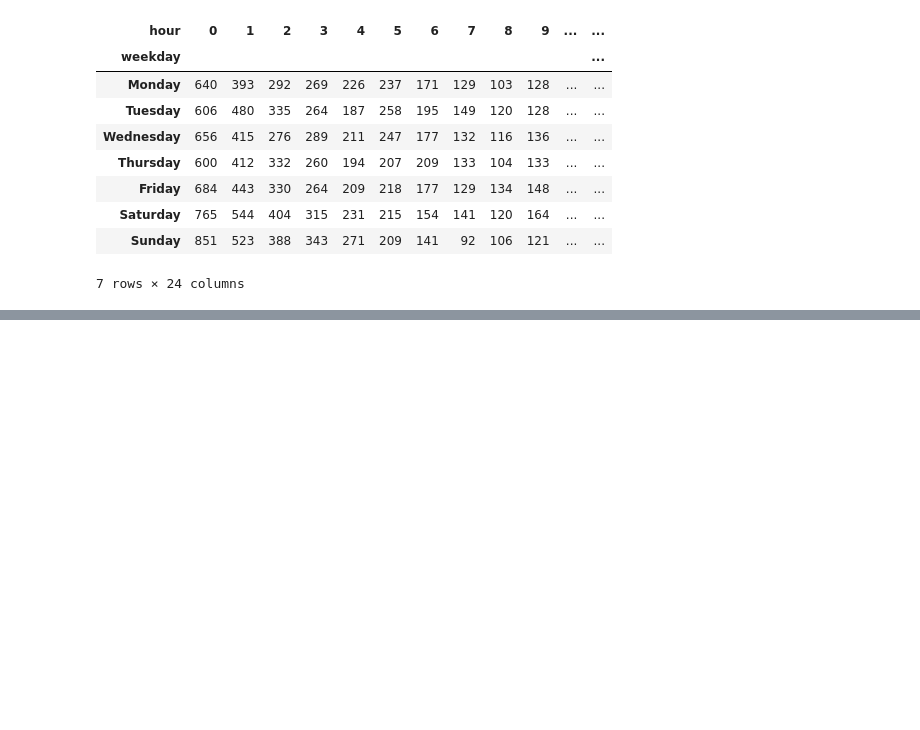
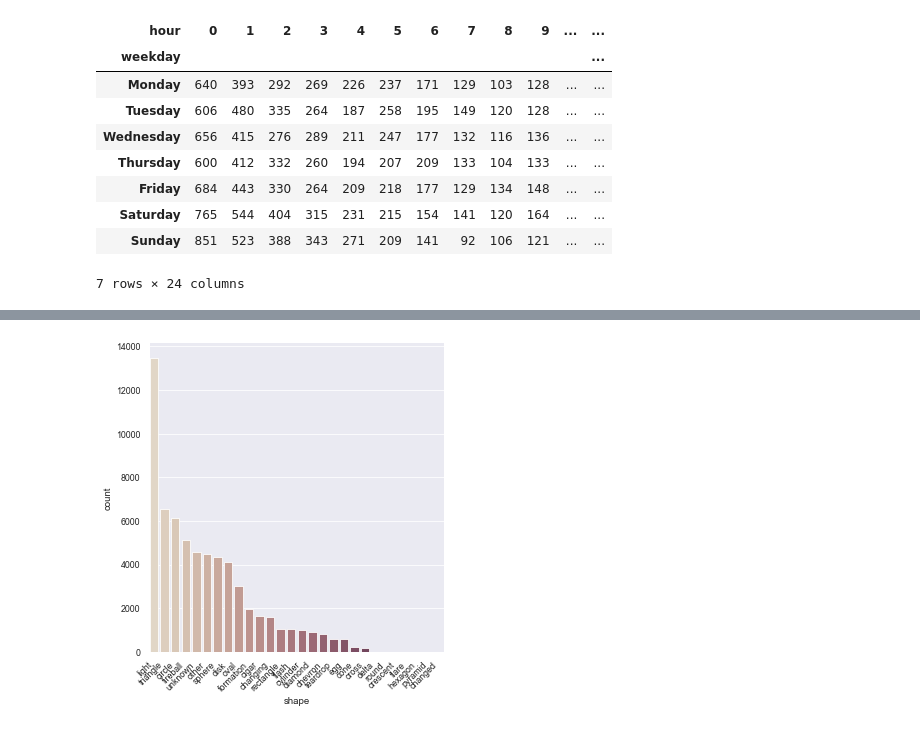
Before and after one commit to weirdyang/practice, a Jupyter notebook: aliens/aliens-exploration.ipynb, the cells around one changed output, grey strips where cells are left out. Saved outputs shown, nothing was run; the diff lists cells and outputs as text; code cells hidden in the pictures; blank space fills up the shorter version.

```diff
--- a/aliens/aliens-exploration.ipynb
+++ b/aliens/aliens-exploration.ipynb
@@ -210,0 +231,13 @@ Text(0.5, 67.34336842105266, 'Hour of Sighting (24h)')
+# %%
+def shapes_bar(df):
+    sns.set_style('darkgrid')
+    sns.set_context('paper')
+    shapes = df["shape"].value_counts().index
+    df['shape'] = pd.Categorical(df['shape'], categories=shapes, ordered=True)
+    df.sort_values(by='shape', inplace=True)
+    chart = sns.catplot(x="shape", kind="count", palette="ch:.25", data=df)
+    chart.set_xticklabels(shapes, rotation=45, horizontalalignment='right')
+# %%
+shapes_bar(us_data)
+# %% [output]
+[figure, added]
```
Also changed, not shown: parts of 6 cells of this notebook.
